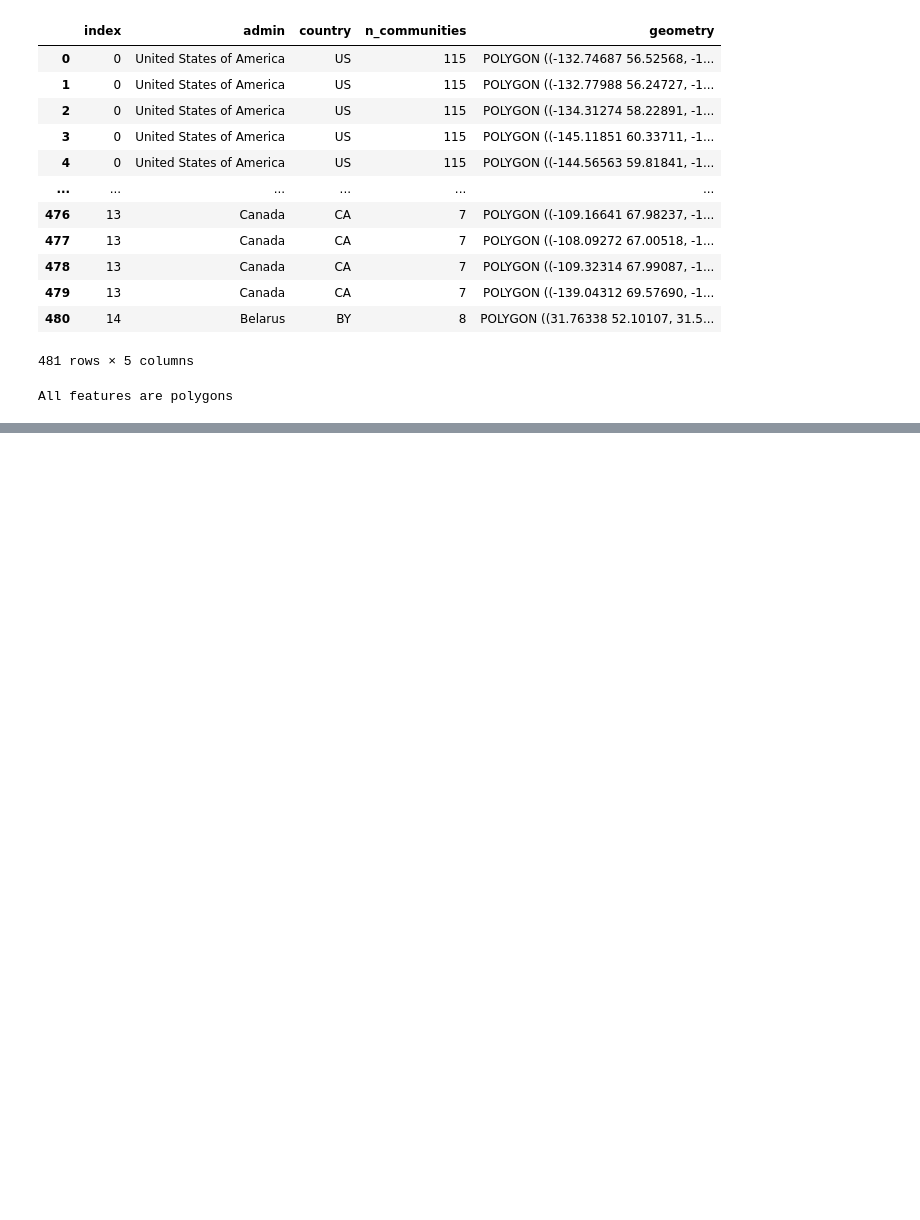
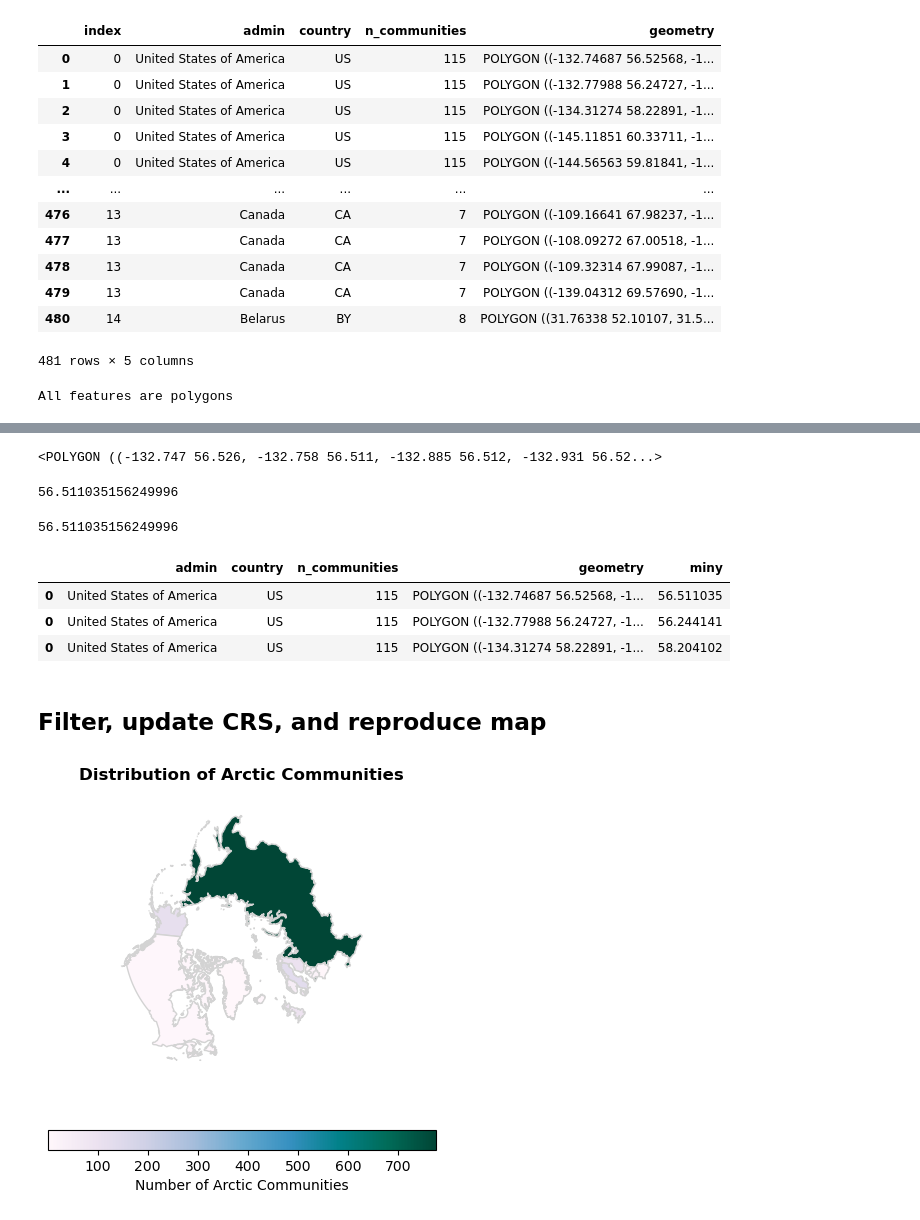
Before and after one commit to marinakochuten/eds220-2024-sections, a Jupyter notebook: section-7-arctic-communities.ipynb, the cells around one changed output, grey strips where cells are left out. Drawn from its saved outputs; the diff is of its cells as text; code cells hidden in the pictures; blank space fills up the shorter version.

Commit message:
Recreate plot

```diff
--- a/section-7-arctic-communities.ipynb
+++ b/section-7-arctic-communities.ipynb
@@ -121,0 +135,73 @@ All features are polygons
+# %%
+# Select the geometry of the first row of df. What kind of Python object is this?
+df.iloc[0].geometry
+
+# This is a polygon object?
+# %% [output]
+<POLYGON ((-132.747 56.526, -132.758 56.511, -132.885 56.512, -132.931 56.52...>
+# %%
+# Use the bounds attribute for shapely Polygons to select the southern-most
+# bound of the first polygon in df.
+
+df.iloc[0].geometry.bounds[1] # bounds[1] gives miny
+# %% [output]
+56.511035156249996
+# %%
+# Create a function min_y that receives a single row of a geodataframe as its parameter and
+# returns the minimum y-coordinate of its bounding box.
+
+def min_y(geodf_row):
+    """
+    Return the minimum y-coordinate of a geodataframes single row's bounding box
+
+    Args:
+        geodf_row: The row of the geodataframe
+    Returns:
+        minimum y-coordinate
+    """
+    return geodf_row.geometry.bounds[1]
+# %%
+min_y(df.iloc[0])
+# %% [output]
+56.511035156249996
+# %%
+# Use the min_y function and the apply method for data frames to create a
+# new column miny in df which has the minimum y coordinate.
+
+df['miny'] = df.apply(min_y, axis=1)
+# %%
+df.head(3)
+# This doesn't look right??
+# %% [output]
+|  | admin | country | n_communities | geometry | miny |
+| 0 | United States of America | US | 115 | POLYGON ((-132.74687 56.52568, -1... | 56.511035 |
+| 0 | United States of America | US | 115 | POLYGON ((-132.77988 56.24727, -1... | 56.244141 |
+| 0 | United States of America | US | 115 | POLYGON ((-134.31274 58.22891, -1... | 58.204102 |
+# %% [markdown]
+## Filter, update CRS, and reproduce map
+# %%
+# Select the polygons with a bounding box
+# at or above 40 degrees of latitude into a new variable named arctic.
+
+arctic = df[df.miny >= 40]
+# %%
+# update the CRS to EPSG:3413.
+arctic = arctic.to_crs('epsg:3413')
+arctic.crs
+# %%
+# recreate plot
+fig, ax = plt.subplots(figsize = (5,5))
+ax.axis('off')
+
+arctic.plot(ax=ax,
+           column='n_communities',
+           cmap='PuBuGn',
+           legend=True,
+           edgecolor='lightgrey',
+           legend_kwds={'label': "Number of Arctic Communities",
+                       'orientation':'horizontal'})
+
+ax.set_title("Distribution of Arctic Communities", fontsize=12, fontweight='bold')
+fig.show()
+# %% [output]
+[figure, added]
```
Also changed, not shown: parts of 2 cells of this notebook.
